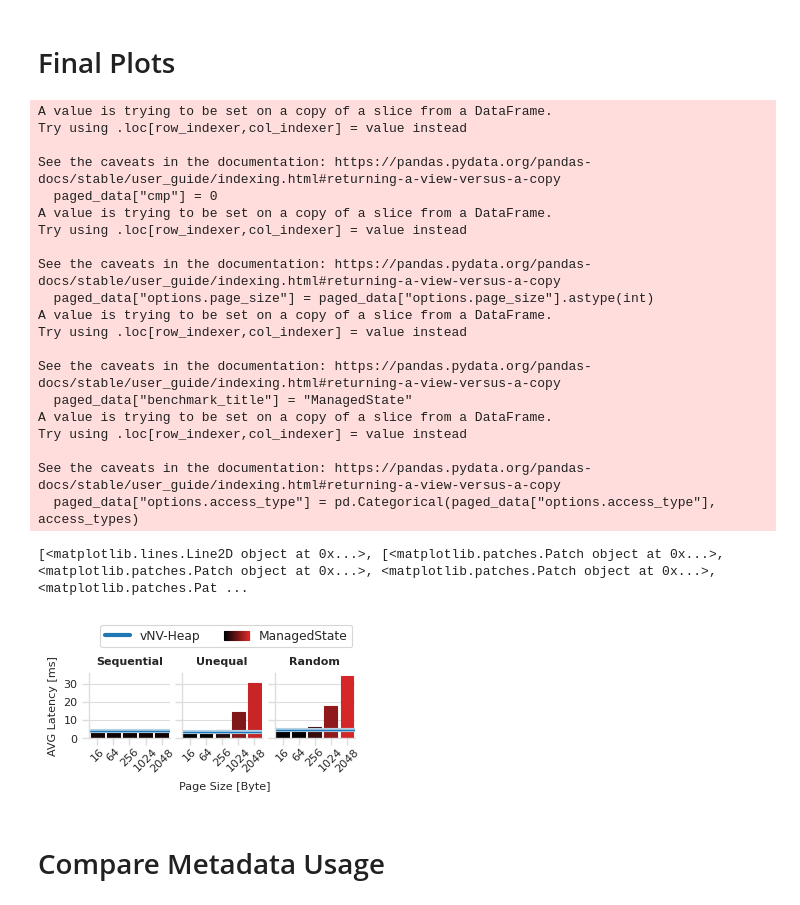
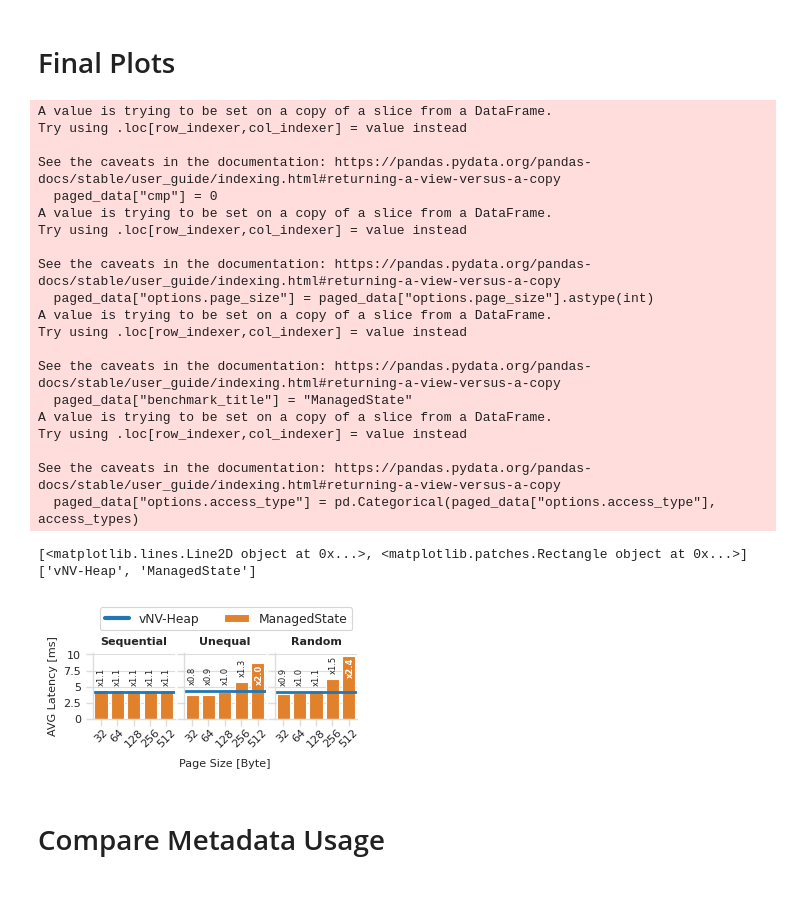
Before and after one commit to markus-gerber/vnv-heap, a Jupyter notebook: evaluation/kvs.ipynb, the cells around one changed output. Drawn from its saved outputs; the diff is of its cells as text; code cells hidden in the pictures.

```diff
--- a/evaluation/kvs.ipynb
+++ b/evaluation/kvs.ipynb
@@ -2,7 +2,7 @@
 # Get Immutable Reference Benchmarks
 # %%
 # select measurement file
-file_name = "data/2025-03-09 15-51-49.json"
+file_name = "data/2025-03-19 00-00-16 kvs.json"
 
 # plot settings
 show_error_bar = False
@@ -32,7 +32,7 @@ baseline = convert_datasets(
     unwrapped=show_error_bar
 )
 
-baseline = baseline[baseline["options.inner.kvs_options.page_size"].isin([16, 64, 256, 1024, 2048])]
+baseline = baseline[baseline["options.inner.kvs_options.page_size"].isin([32, 64, 128, 256, 512])]
 
 dataset = pd.concat([heap, baseline])
 dataset.rename({"options.inner.iterations": "options.iterations"}, axis=1, inplace=True)
@@ -163,8 +163,15 @@ from matplotlib.lines import Line2D
 import matplotlib.patches as patches
 from matplotlib.legend_handler import HandlerTuple
 import math
+import seaborn as sns
 
 palette = set_theme(colors=2)
+# palette = ["#25858e", "#51c56a"]
+# palette = ["black", sns.color_palette("colorblind")[0]]
+# palette = [sns.color_palette("tab10")[7], sns.color_palette("tab10")[0]]
+palette = [sns.color_palette("tab10")[1], sns.color_palette("tab10")[0]]
+# palette = ["black", sns.color_palette("tab10")[0]]
+sns.set_palette(palette)
 
 unit = "ms"
 scaled_data = scale_data(dataset, unit)
@@ -201,7 +208,7 @@ g = sns.catplot(
     kind="bar",
     x="options.page_size", y="mean", hue="benchmark_title", col="options.access_type",
     col_wrap=4,
-    errorbar="sd", alpha=1, aspect=(1/1.6)*(3.3/3) - (1/3) * 0.05, height=1.6, width=0.8,
+    errorbar="sd", alpha=1, aspect=(1/1.56)*(3.3/3) - (1/3) * 0.05, height=1.56, width=0.8,
     sharey=True,
 )
 g.set_titles("{col_name}")
@@ -223,36 +230,41 @@ for (ax, access_type) in zip(g.axes, access_types):
 
     height = vnv_heap_data[vnv_heap_data["options.access_type"] == access_type]["mean"].iloc[0]
 
-    ax.axhline(y=height, color=sns.blend_palette(["white", palette[1]], n_colors=4)[1], linewidth=3)
-    ax.axhline(y=height, color=palette[1], linewidth=1)
+    # line = ax.axhline(y=height, color=sns.blend_palette(["white", palette[1]], n_colors=4)[1], linewidth=3)
+
+    line = ax.axhline(y=height, color=palette[1], linewidth=2)
     # set bar colors depending on height
-    for bar in ax.patches:
-        if bar.get_height() < height:
-            bar.set_color("black")
-        else:
-            bar.set_color(sns.blend_palette(["black", palette[0]], as_cmap=True)(math.sqrt(float(bar.get_height() - height)/float(paged_data["mean"].max() - height))))
+    # for bar in ax.patches:
+        # if bar.get_height() < height:
+            # bar.set_color("black")
+        # else:
+            # bar.set_color(sns.blend_palette(["black", palette[0]], as_cmap=True)(math.sqrt(float(bar.get_height() - height)/float(paged_data["mean"].max() - height))))
+            # bar.set_color(sns.blend_palette(["black", palette[0]], as_cmap=True)(math.sqrt(float(bar.get_height() - height)/float(paged_data["mean"].max() - height))))
 
-    # barlabels = ax.bar_label(ax.containers[0], labels=paged_data.loc[paged_data["options.access_type"] == access_type, "cmp"].map('x{:,.1f}'.format), rotation=90, padding=4, color="black", fontsize=6)
-    # for (label, cmp) in zip(barlabels, list(paged_data.loc[paged_data["options.access_type"] == access_type, "cmp"])):
-    #     label.set_x(1.5)
-    #     if cmp > 5:
-    #         label.set_y(-15)
-    #         label.set_fontweight("bold")
-    #         label.set_color("white")
+    barlabels = ax.bar_label(ax.containers[0], labels=paged_data.loc[paged_data["options.access_type"] == access_type, "cmp"].map('x{:,.1f}'.format), rotation=90, padding=4, color="#222222", fontsize=6)
+
+    for (label, path, cmp) in zip(barlabels, ax.containers[0].patches, list(paged_data.loc[paged_data["options.access_type"] == access_type, "cmp"])):
+        label.set_x(1)
+        if cmp > 1.8:
+            label.set_verticalalignment("top")
+            label.set_y(-1)
+            label.set_fontweight("bold")
+            label.set_color("white")
+        if cmp < 1.2:
+            label.set_visible(False)
+            ax.annotate(label.get_text(), (path.get_x() + path.get_width() / 2, line.get_ydata()[0] + 1), ha="center", va="bottom", rotation=90, fontsize=6, color="#222222")
 
 #axins = zoomed_inset_axes(g.axes[1], 2, loc=1) # zoom = 6
 g.figure.supxlabel("Page Size [Byte]", x=0.335, y=0.08, fontsize=8)
 g.tight_layout(w_pad=0, h_pad=0)
 g.legend.set(visible=False)
 
-g.axes[0].set_yticks([0, 10, 20, 30])
+g.axes[0].set_yticks([0, 2.5, 5, 7.5, 10])
 
-(_, legend_labels) = g.axes[-1].get_legend_handles_labels()
-cmap_gradient = sns.blend_palette(["black", palette[0]], as_cmap=True)(np.linspace(0, 1, 100))
+(legend_handles, legend_labels) = g.axes[-1].get_legend_handles_labels()
+# cmap_gradient = sns.blend_palette(["black", palette[0]], as_cmap=True)(np.linspace(0, 1, 100))
 
-legend_handles = []
-
-legend_handles.append([patches.Patch(facecolor=c, edgecolor=c, label=legend_labels[0]) for c in cmap_gradient])
+# legend_handles.append([patches.Patch(facecolor=c, edgecolor=c, label=legend_labels[0]) for c in cmap_gradient])
 
 legend_handles.insert(0, Line2D([0], [0], color=palette[1], lw=3))
 legend_labels.insert(0, "vNV-Heap")
@@ -261,37 +273,37 @@ plt.legend(
     handles = legend_handles,
     labels = legend_labels,
     loc = "lower center",
-    bbox_to_anchor=(-0.6, 1.3),
+    bbox_to_anchor=(-0.6, 1.25),
     ncol=2,
     title=None,
     frameon=True,
     handler_map={list: HandlerTuple(ndivide=None, pad=0)}
 )
 
 save_plot(f"kvs", False)
 # %% [output]
 A value is trying to be set on a copy of a slice from a DataFrame.
 Try using .loc[row_indexer,col_indexer] = value instead
 
 See the caveats in the documentation: https://pandas.pydata.org/pandas-docs/stable/user_guide/indexing.html#returning-a-view-versus-a-copy
   paged_data["cmp"] = 0
 A value is trying to be set on a copy of a slice from a DataFrame.
 Try using .loc[row_indexer,col_indexer] = value instead
 
 See the caveats in the documentation: https://pandas.pydata.org/pandas-docs/stable/user_guide/indexing.html#returning-a-view-versus-a-copy
   paged_data["options.page_size"] = paged_data["options.page_size"].astype(int)
 A value is trying to be set on a copy of a slice from a DataFrame.
 Try using .loc[row_indexer,col_indexer] = value instead
 
 See the caveats in the documentation: https://pandas.pydata.org/pandas-docs/stable/user_guide/indexing.html#returning-a-view-versus-a-copy
   paged_data["benchmark_title"] = "ManagedState"
 A value is trying to be set on a copy of a slice from a DataFrame.
 Try using .loc[row_indexer,col_indexer] = value instead
 
 See the caveats in the documentation: https://pandas.pydata.org/pandas-docs/stable/user_guide/indexing.html#returning-a-view-versus-a-copy
   paged_data["options.access_type"] = pd.Categorical(paged_data["options.access_type"], access_types)
-[<matplotlib.lines.Line2D object at 0x...>, [<matplotlib.patches.Patch object at 0x...>, <matplotlib.patches.Patch object at 0x...>, <matplotlib.patches.Patch object at 0x...>, <matplotlib.patches.Pat ...
+[<matplotlib.lines.Line2D object at 0x...>, <matplotlib.patches.Rectangle object at 0x...>] ['vNV-Heap', 'ManagedState']
-[figure, old version]
+[figure, new version]
 # %% [markdown]
 # Compare Metadata Usage
 # %%
```
Also changed, not shown: parts of 5 cells of this notebook, 2 other files.
